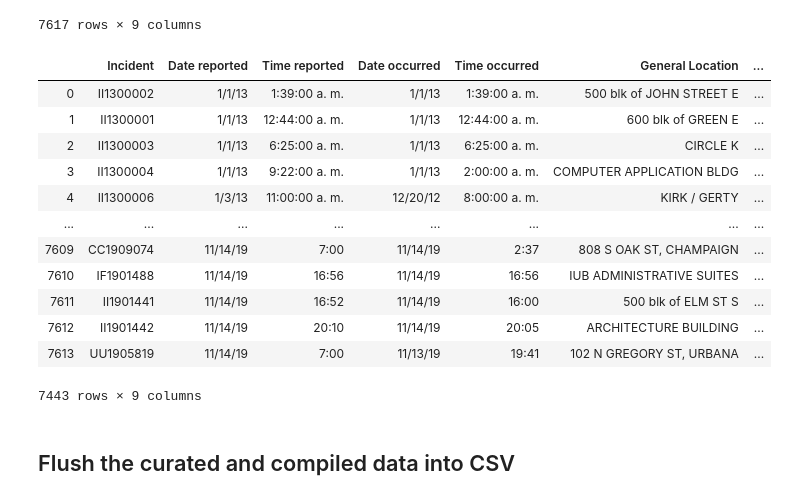
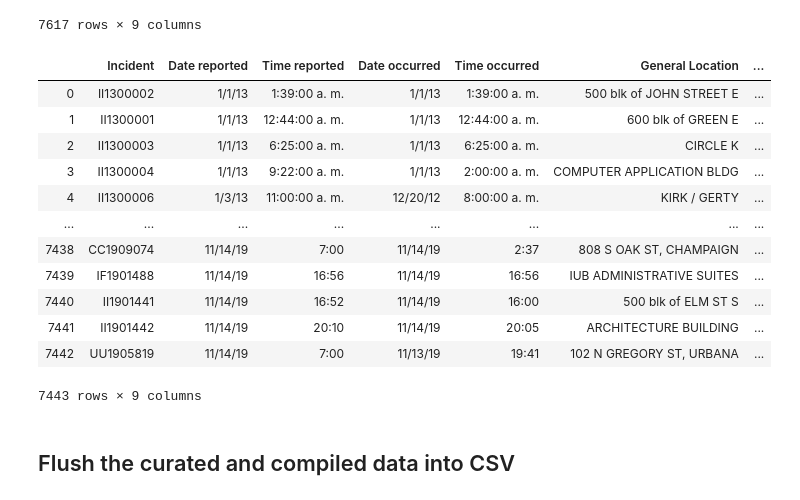
Before and after one commit to yashsaboo/CS411-Area51, a Jupyter notebook: Src/Convert_CSV/SplitOriginalDatasetInto3CSVs.ipynb, the cells around one changed output. Cells and saved outputs as stored; diff of their text form; code cells hidden in the pictures.

```diff
--- a/Src/Convert_CSV/SplitOriginalDatasetInto3CSVs.ipynb
+++ b/Src/Convert_CSV/SplitOriginalDatasetInto3CSVs.ipynb
@@ -32,26 +32,28 @@ csvData
 # %%
 # Drop NaN rows
 csvData = csvData.dropna()
 csvData = csvData.reset_index(drop=True)
 
 # Drop row which has "nan" value
 for col in listOfcsvDataColumns:
-    csvData = csvData[~csvData[col].isin(["nan", "UNKNOWN", "unknown"])]
+    csvData = csvData[~csvData[col].isin(["nan", "UNKNOWN", "unknown", ""])]
+
+#
 
 csvData
 # %% [output]
 |  | Incident | Date reported | Time reported | Date occurred | Time occurred | General Location | ... |
 | 0 | II1300002 | 1/1/13 | 1:39:00 a. m. | 1/1/13 | 1:39:00 a. m. | 500 blk of JOHN STREET E | ... |
 | 1 | II1300001 | 1/1/13 | 12:44:00 a. m. | 1/1/13 | 12:44:00 a. m. | 600 blk of GREEN E | ... |
 | 2 | II1300003 | 1/1/13 | 6:25:00 a. m. | 1/1/13 | 6:25:00 a. m. | CIRCLE K | ... |
 | 3 | II1300004 | 1/1/13 | 9:22:00 a. m. | 1/1/13 | 2:00:00 a. m. | COMPUTER APPLICATION BLDG | ... |
 | 4 | II1300006 | 1/3/13 | 11:00:00 a. m. | 12/20/12 | 8:00:00 a. m. | KIRK / GERTY | ... |
 | ... | ... | ... | ... | ... | ... | ... | ... |
-| 7609 | CC1909074 | 11/14/19 | 7:00 | 11/14/19 | 2:37 | 808 S OAK ST, CHAMPAIGN | ... |
-| 7610 | IF1901488 | 11/14/19 | 16:56 | 11/14/19 | 16:56 | IUB ADMINISTRATIVE SUITES | ... |
-| 7611 | II1901441 | 11/14/19 | 16:52 | 11/14/19 | 16:00 | 500 blk of ELM ST S | ... |
-| 7612 | II1901442 | 11/14/19 | 20:10 | 11/14/19 | 20:05 | ARCHITECTURE BUILDING | ... |
-| 7613 | UU1905819 | 11/14/19 | 7:00 | 11/13/19 | 19:41 | 102 N GREGORY ST, URBANA | ... |
+| 7438 | CC1909074 | 11/14/19 | 7:00 | 11/14/19 | 2:37 | 808 S OAK ST, CHAMPAIGN | ... |
+| 7439 | IF1901488 | 11/14/19 | 16:56 | 11/14/19 | 16:56 | IUB ADMINISTRATIVE SUITES | ... |
+| 7440 | II1901441 | 11/14/19 | 16:52 | 11/14/19 | 16:00 | 500 blk of ELM ST S | ... |
+| 7441 | II1901442 | 11/14/19 | 20:10 | 11/14/19 | 20:05 | ARCHITECTURE BUILDING | ... |
+| 7442 | UU1905819 | 11/14/19 | 7:00 | 11/13/19 | 19:41 | 102 N GREGORY ST, URBANA | ... |
 7443 rows × 9 columns
 # %% [markdown]
 ## Flush the curated and compiled data into CSV
```
Also changed, not shown: parts of 12 cells of this notebook, 3 other files.
